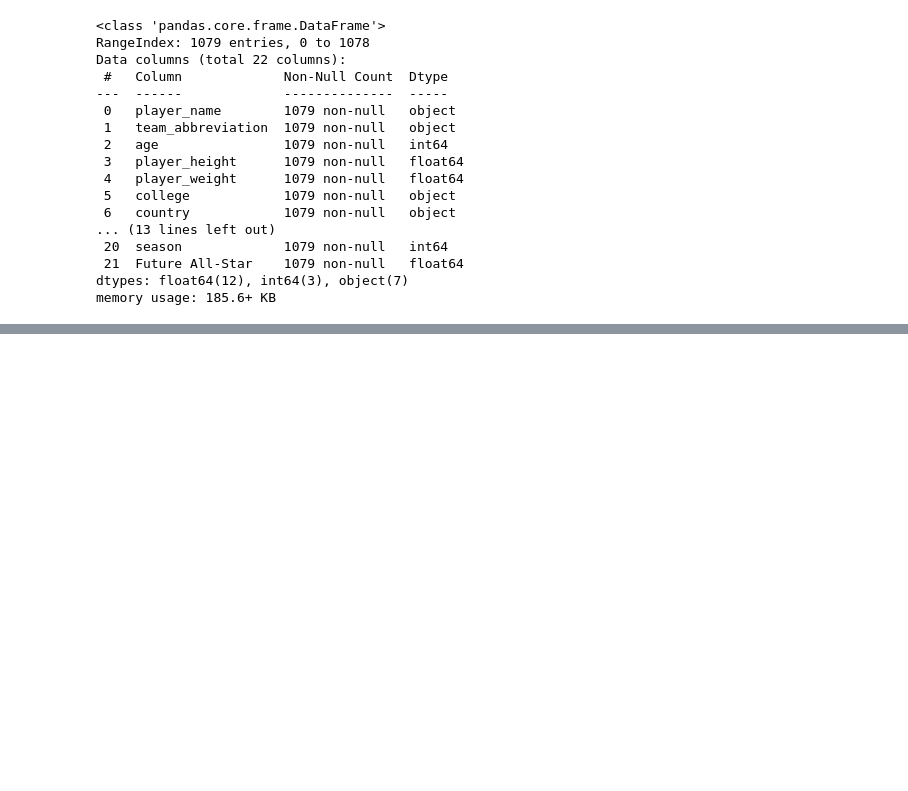
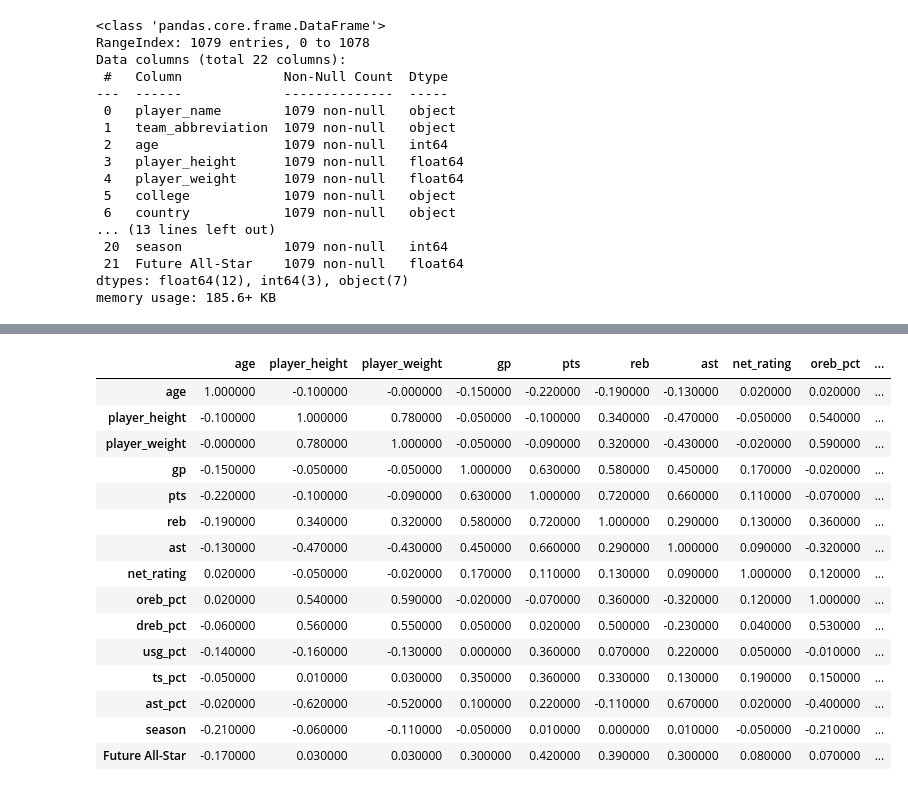
Before and after one commit to sreddy7819/springboard, a Jupyter notebook: Capstone2Satvik.ipynb, the cells around one changed output, grey strips where cells are left out. Drawn from its saved outputs; the diff is of its cells as text; code cells hidden in the pictures; blank space fills up the shorter version.

```diff
--- a/Capstone2Satvik.ipynb
+++ b/Capstone2Satvik.ipynb
@@ -222,0 +228,22 @@ df.describe()
+# %%
+#Calculate the correlation coefficients
+corr = df.corr(method="pearson")
+#plot it in the next line
+corr.round(2).style.background_gradient(cmap='coolwarm')
+# %% [output]
+|  | age | player_height | player_weight | gp | pts | reb | ast | net_rating | oreb_pct | ... |
+| age | 1.000000 | -0.100000 | -0.000000 | -0.150000 | -0.220000 | -0.190000 | -0.130000 | 0.020000 | 0.020000 | ... |
+| player_height | -0.100000 | 1.000000 | 0.780000 | -0.050000 | -0.100000 | 0.340000 | -0.470000 | -0.050000 | 0.540000 | ... |
+| player_weight | -0.000000 | 0.780000 | 1.000000 | -0.050000 | -0.090000 | 0.320000 | -0.430000 | -0.020000 | 0.590000 | ... |
+| gp | -0.150000 | -0.050000 | -0.050000 | 1.000000 | 0.630000 | 0.580000 | 0.450000 | 0.170000 | -0.020000 | ... |
+| pts | -0.220000 | -0.100000 | -0.090000 | 0.630000 | 1.000000 | 0.720000 | 0.660000 | 0.110000 | -0.070000 | ... |
+| reb | -0.190000 | 0.340000 | 0.320000 | 0.580000 | 0.720000 | 1.000000 | 0.290000 | 0.130000 | 0.360000 | ... |
+| ast | -0.130000 | -0.470000 | -0.430000 | 0.450000 | 0.660000 | 0.290000 | 1.000000 | 0.090000 | -0.320000 | ... |
+| net_rating | 0.020000 | -0.050000 | -0.020000 | 0.170000 | 0.110000 | 0.130000 | 0.090000 | 1.000000 | 0.120000 | ... |
+| oreb_pct | 0.020000 | 0.540000 | 0.590000 | -0.020000 | -0.070000 | 0.360000 | -0.320000 | 0.120000 | 1.000000 | ... |
+| dreb_pct | -0.060000 | 0.560000 | 0.550000 | 0.050000 | 0.020000 | 0.500000 | -0.230000 | 0.040000 | 0.530000 | ... |
+| usg_pct | -0.140000 | -0.160000 | -0.130000 | 0.000000 | 0.360000 | 0.070000 | 0.220000 | 0.050000 | -0.010000 | ... |
+| ts_pct | -0.050000 | 0.010000 | 0.030000 | 0.350000 | 0.360000 | 0.330000 | 0.130000 | 0.190000 | 0.150000 | ... |
+| ast_pct | -0.020000 | -0.620000 | -0.520000 | 0.100000 | 0.220000 | -0.110000 | 0.670000 | 0.020000 | -0.400000 | ... |
+| season | -0.210000 | -0.060000 | -0.110000 | -0.050000 | 0.010000 | 0.000000 | 0.010000 | -0.050000 | -0.210000 | ... |
+| Future All-Star | -0.170000 | 0.030000 | 0.030000 | 0.300000 | 0.420000 | 0.390000 | 0.300000 | 0.080000 | 0.070000 | ... |
```
Also changed, not shown: parts of 17 cells of this notebook.
